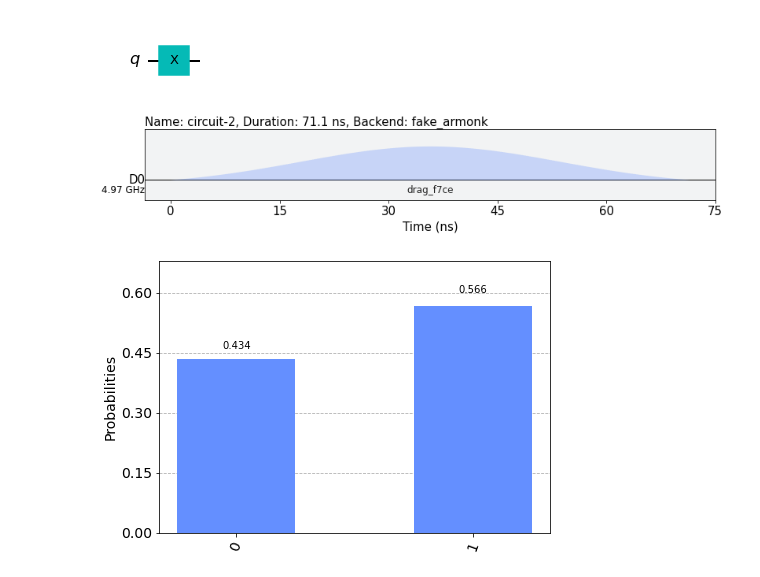
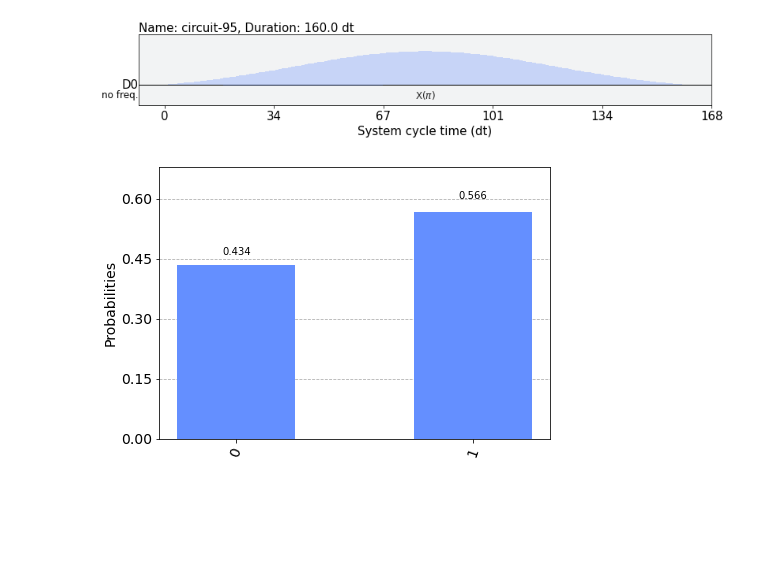
Before and after one commit to Fan-0/AQI2022, a Jupyter notebook: Final Project/Gate Schedules.ipynb, the cells around one changed output. Drawn from its saved outputs; the diff is of its cells as text; code cells hidden in the pictures; blank space fills up the shorter version.

```diff
--- a/Final Project/Gate Schedules.ipynb
+++ b/Final Project/Gate Schedules.ipynb
@@ -14,27 +14,25 @@ from qiskit import pulse as pul                  # This is where we access all o
 from qiskit.circuit import Parameter
 from qiskit import QuantumCircuit
 from qiskit.circuit import Gate
-# %%
-from qiskit.test.mock import FakeArmonk
-from qiskit import transpile, schedule as build_schedule
-from qiskit.test.mock import FakeAlmaden
-
-backend = FakeArmonk()
-
-qc = qk.QuantumCircuit(1,0)
-qc.x(0)
-#qc.barrier()
-#qc.measure([0],[0])
-tran_qc= transpile(qc, backend)
-pulse_sched= build_schedule(tran_qc,backend)
-
-tran_qc.draw('mpl')
-# %% [output]
-[figure, removed]
-# %%
-pulse_sched.draw(backend=backend)
-# %% [output]
-[figure, removed]
+# %%
+from qiskit.test.mock import FakeArmonk
+from qiskit import transpile, schedule as build_schedule
+from qiskit.test.mock import FakeJakarta
+
+backend = FakeJakarta()
+
+qc = qk.QuantumCircuit(1,0)
+qc.x(0)
+#qc.barrier()
+#qc.measure([0],[0])
+tran_qc= transpile(qc, backend)
+pulse_sched= build_schedule(tran_qc,backend)
+
+tran_qc.draw('mpl')
+
+pulse_sched.draw()
+# %% [output]
+[figure, added]
 # %%
 from qiskit.ignis.characterization.calibrations import rabi_schedules, RabiFitter
 
```
Also changed, not shown: 3 other files.
